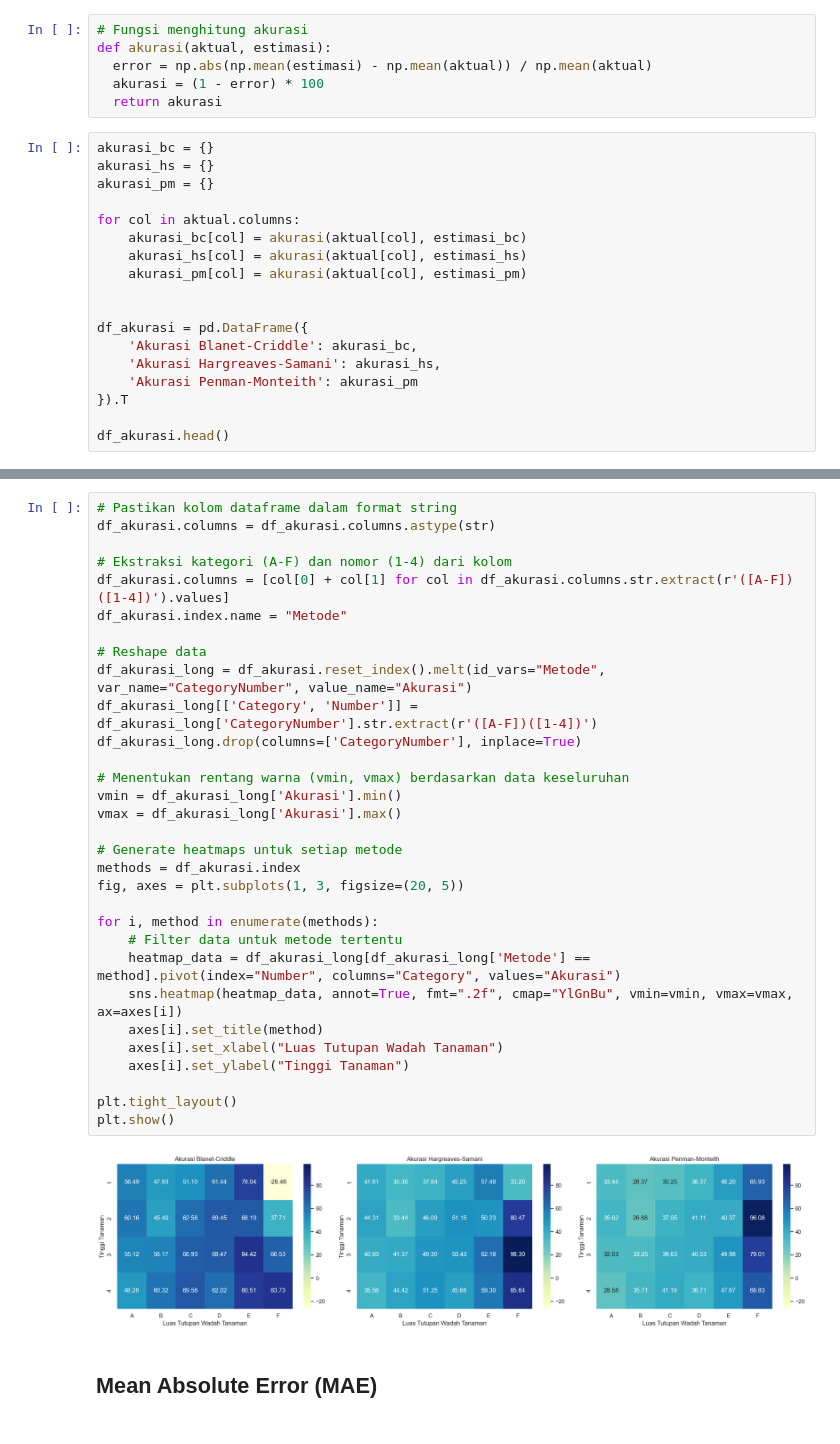
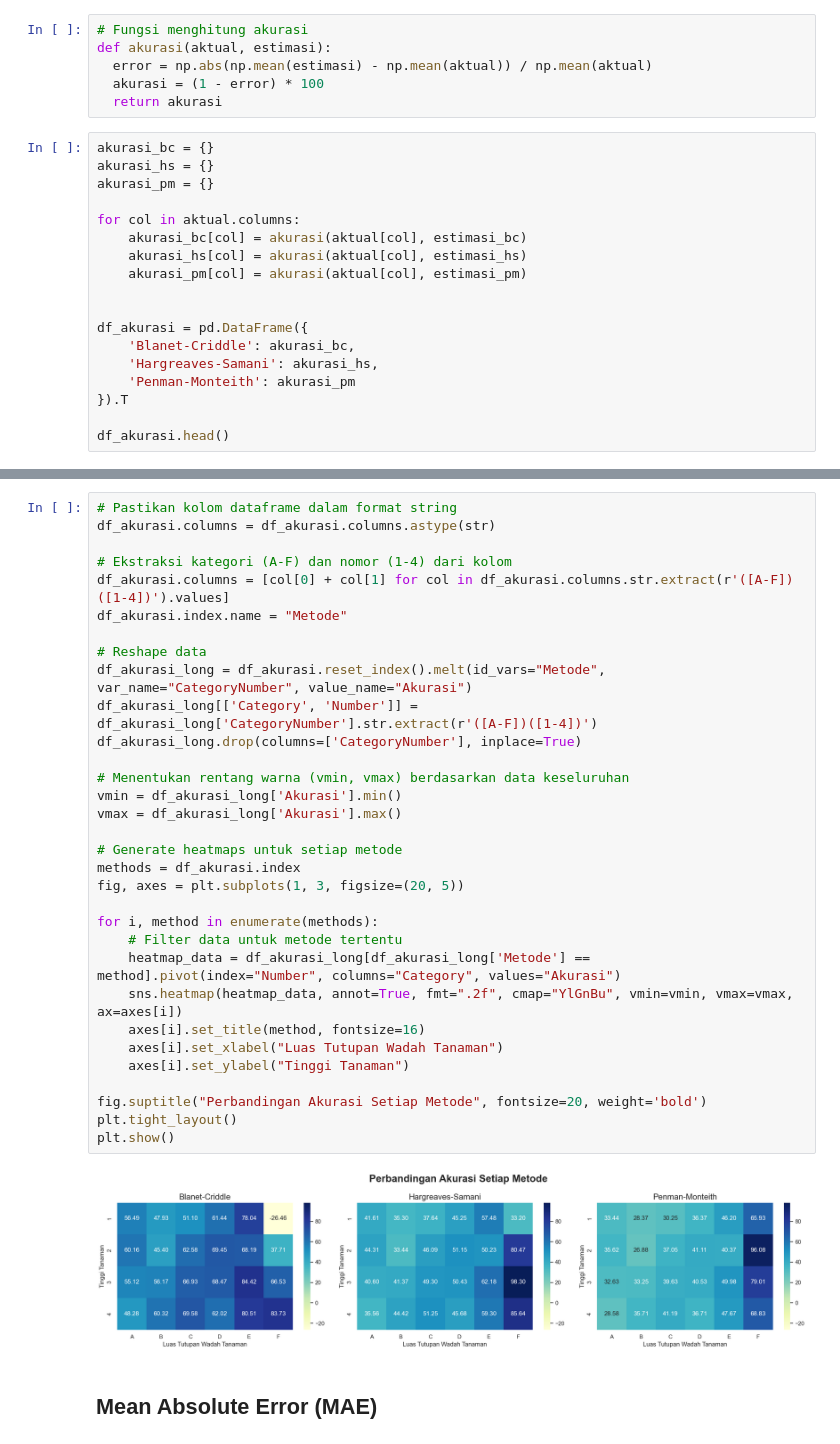
Before and after one commit to rafiachmadfr/Evapotranspiration-Analysis, a Jupyter notebook: 03. Data Analysis.ipynb, the cells around one changed output, grey strips where cells are left out. Drawn from its saved outputs; the diff is of its cells as text.

```diff
--- a/03. Data Analysis.ipynb
+++ b/03. Data Analysis.ipynb
@@ -125,9 +115,9 @@ for col in aktual.columns:
 
 
 df_akurasi = pd.DataFrame({
-    'Akurasi Blanet-Criddle': akurasi_bc,
-    'Akurasi Hargreaves-Samani': akurasi_hs,
-    'Akurasi Penman-Monteith': akurasi_pm
+    'Blanet-Criddle': akurasi_bc,
+    'Hargreaves-Samani': akurasi_hs,
+    'Penman-Monteith': akurasi_pm
 }).T
 
 df_akurasi.head()
@@ -141,35 +131,36 @@ df_akurasi.head()
 # Pastikan kolom dataframe dalam format string
 df_akurasi.columns = df_akurasi.columns.astype(str)
 
 # Ekstraksi kategori (A-F) dan nomor (1-4) dari kolom
 df_akurasi.columns = [col[0] + col[1] for col in df_akurasi.columns.str.extract(r'([A-F])([1-4])').values]
 df_akurasi.index.name = "Metode"
 
 # Reshape data
 df_akurasi_long = df_akurasi.reset_index().melt(id_vars="Metode", var_name="CategoryNumber", value_name="Akurasi")
 df_akurasi_long[['Category', 'Number']] = df_akurasi_long['CategoryNumber'].str.extract(r'([A-F])([1-4])')
 df_akurasi_long.drop(columns=['CategoryNumber'], inplace=True)
 
 # Menentukan rentang warna (vmin, vmax) berdasarkan data keseluruhan
 vmin = df_akurasi_long['Akurasi'].min()
 vmax = df_akurasi_long['Akurasi'].max()
 
 # Generate heatmaps untuk setiap metode
 methods = df_akurasi.index
 fig, axes = plt.subplots(1, 3, figsize=(20, 5))
 
 for i, method in enumerate(methods):
     # Filter data untuk metode tertentu
     heatmap_data = df_akurasi_long[df_akurasi_long['Metode'] == method].pivot(index="Number", columns="Category", values="Akurasi")
     sns.heatmap(heatmap_data, annot=True, fmt=".2f", cmap="YlGnBu", vmin=vmin, vmax=vmax, ax=axes[i])
-    axes[i].set_title(method)
+    axes[i].set_title(method, fontsize=16)
     axes[i].set_xlabel("Luas Tutupan Wadah Tanaman")
     axes[i].set_ylabel("Tinggi Tanaman")
 
+fig.suptitle("Perbandingan Akurasi Setiap Metode", fontsize=20, weight='bold')
 plt.tight_layout()
 plt.show()
 # %% [output]
-[figure, old version]
+[figure, new version]
 # %% [markdown]
 ## Mean Absolute Error (MAE)
 # %%
```
Also changed, not shown: parts of 30 cells of this notebook.
